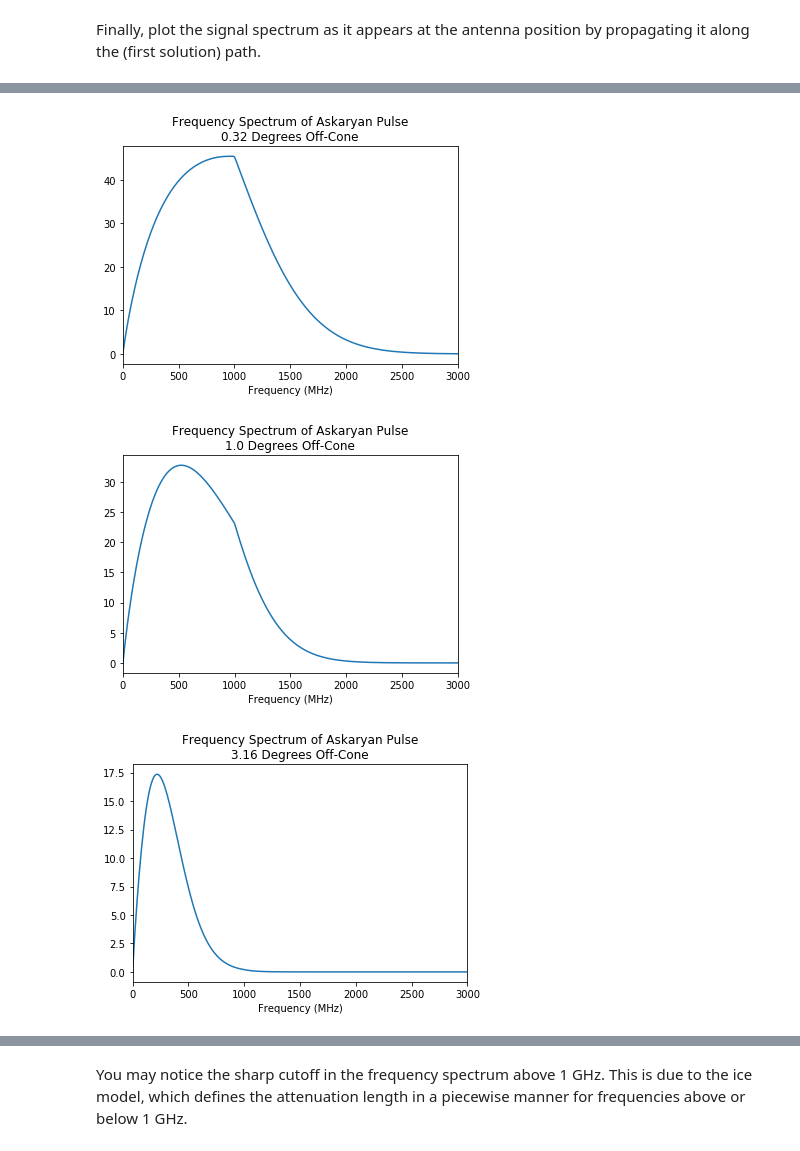
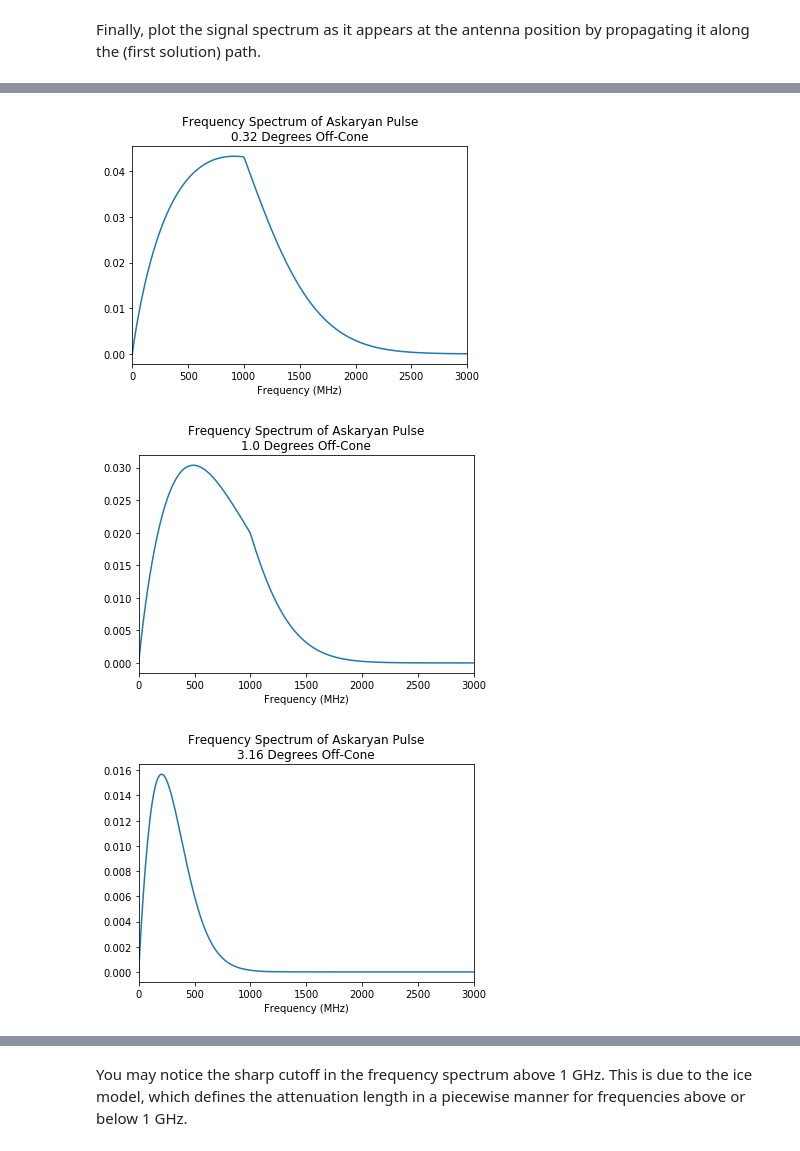
Before and after one commit to bhokansonfasig/pyrex, a Jupyter notebook: examples/Frequency Content.ipynb, the cells around one changed output, grey strips where cells are left out. Drawn from its saved outputs; the diff is of its cells as text; code cells hidden in the pictures.

```diff
--- a/examples/Frequency Content.ipynb
+++ b/examples/Frequency Content.ipynb
@@ -12,8 +12,9 @@ First, set the depth of the neutrino source and find the index of refraction at
 # %%
-depth = -1000
-n = pyrex.IceModel.index(depth)
+source = pyrex.Particle("nu_e", vertex=(0, 0, -1000), direction=(0, 0, -1),
+                        energy=1e8)
+n = pyrex.IceModel.index(source.vertex[2])
 print("Index:", n)
-ch_angle = np.arcsin(np.sqrt(1 - 1/n**2))
+ch_angle = np.arccos(1/n)
 print("Cherenkov angle:", np.degrees(ch_angle))
 # %% [output]
 Index: 1.7799992042414852
@@ -24,7 +25,9 @@ Now, for a range of $\Delta\theta$s, generate an Askaryan pulse $\Delta\theta$ a
 for dtheta in np.radians(np.logspace(-1, 1, 5)):
     n_pts = 10001
     pulse = pyrex.AskaryanSignal(times=np.linspace(-20e-9, 80e-9, n_pts),
-                                 energy=1e8, theta=ch_angle-dtheta, n=n)
+                                 particle=source,
+                                 viewing_angle=ch_angle-dtheta,
+                                 viewing_distance=1000)
     plt.plot(pulse.frequencies[:int(n_pts/2)] * 1e-6, # Convert from Hz to MHz
              np.abs(pulse.spectrum)[:int(n_pts/2)])
     plt.title("Frequency Spectrum of Askaryan Pulse\n"+
@@ -41,7 +44,7 @@ for dtheta in np.radians(np.logspace(-1, 1, 5)):
 # %% [markdown]
 Actually, we probably really want to see the frequency content after the signal has propagated through the ice a bit. So first set up the ray tracer from our neutrino source to some other point where our antenna might be (and make sure a path between those two points exists).
 # %%
-rt = pyrex.RayTracer(from_point=(0, 0, depth), to_point=(500, 0, -100))
+rt = pyrex.RayTracer(from_point=source.vertex, to_point=(500, 0, -100))
 print(rt.exists)
 # %% [output]
 True
@@ -52,7 +55,9 @@ path = rt.solutions[0]
 for dtheta in np.radians(np.logspace(-1, 1, 5)):
     n_pts = 2048
     pulse = pyrex.AskaryanSignal(times=np.linspace(-20e-9, 80e-9, n_pts),
-                                 energy=1e8, theta=ch_angle-dtheta, n=n)
+                                 particle=source,
+                                 viewing_angle=ch_angle-dtheta,
+                                 viewing_distance=path.path_length)
     path.propagate(pulse)
     plt.plot(pulse.frequencies[:int(n_pts/2)] * 1e-6, # Convert from Hz to MHz
              np.abs(pulse.spectrum)[:int(n_pts/2)])
@@ -66,3 +71,3 @@ for dtheta in np.radians(np.logspace(-1, 1, 5)):
-[figure, old version]
+[figure, new version]
-[figure, old version]
+[figure, new version]
-[figure, old version]
+[figure, new version]
```
Also changed, not shown: parts of 4 cells of this notebook, 5 other files.
